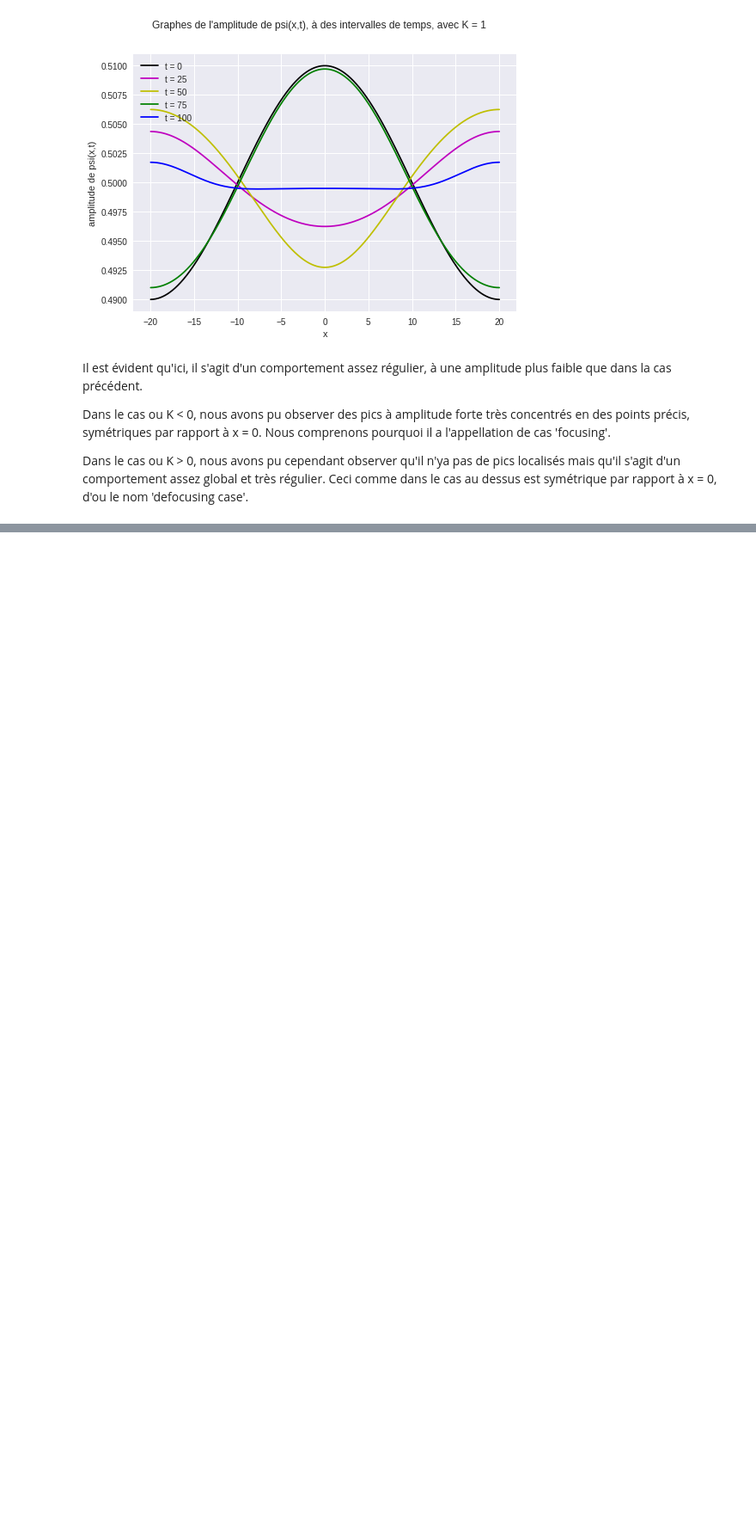
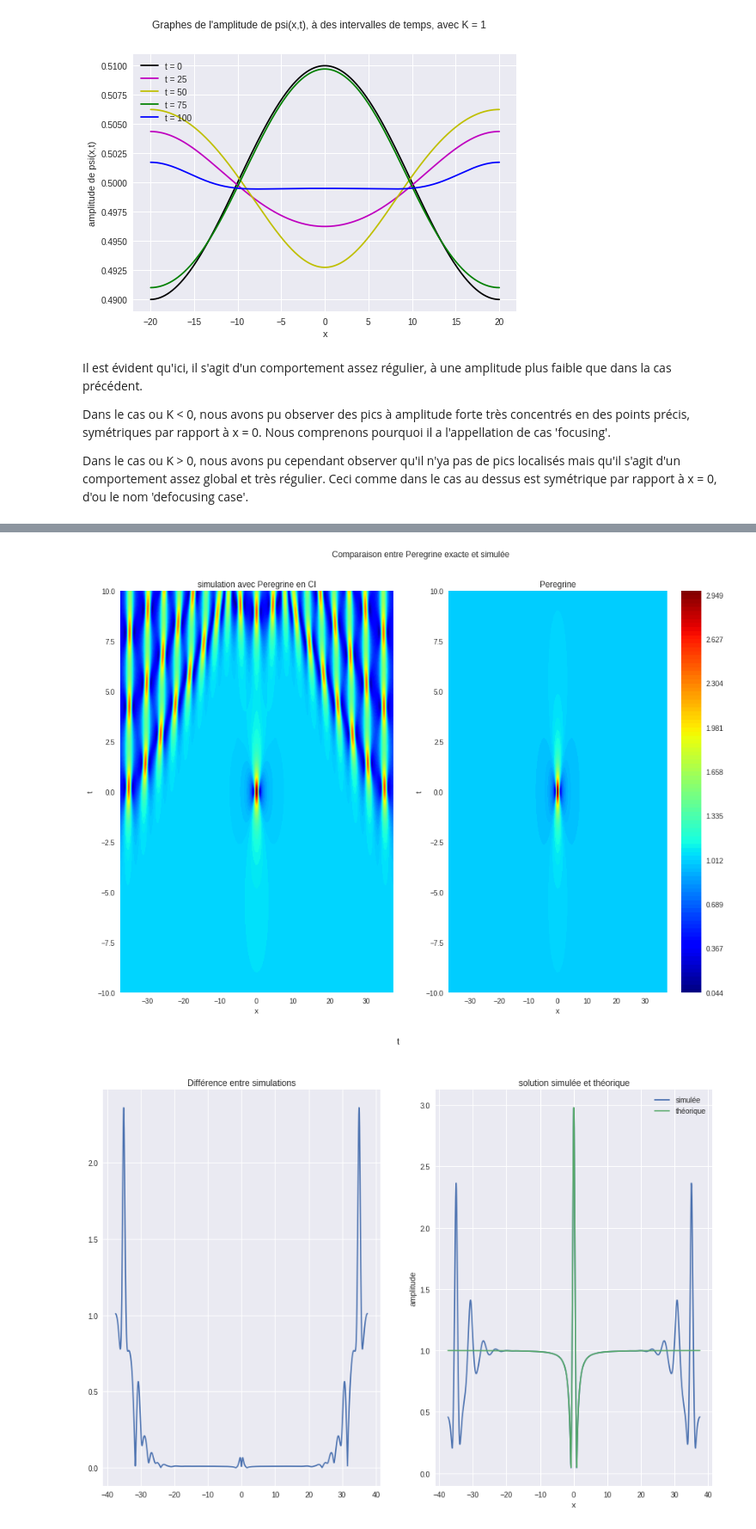
Before and after one commit to Darallia/Simulation_Numerique_en_Physique, a Jupyter notebook: Projet 2_ McCleery_de Almeida.ipynb, the cells around one changed output, grey strips where cells are left out. Shown at 86% size. Drawn from its saved outputs; the diff is of its cells as text; code cells hidden in the pictures; blank space fills up the shorter version.

```diff
--- a/Projet 2_ McCleery_de Almeida.ipynb
+++ b/Projet 2_ McCleery_de Almeida.ipynb
@@ -143,0 +178,5 @@ peregrine(-1, 6, 1, -3)
+# %%
+peregrine(-1, 75)
+# %% [output]
+[figure, added]
+[figure, added]
```
Also changed, not shown: parts of 9 cells of this notebook.
